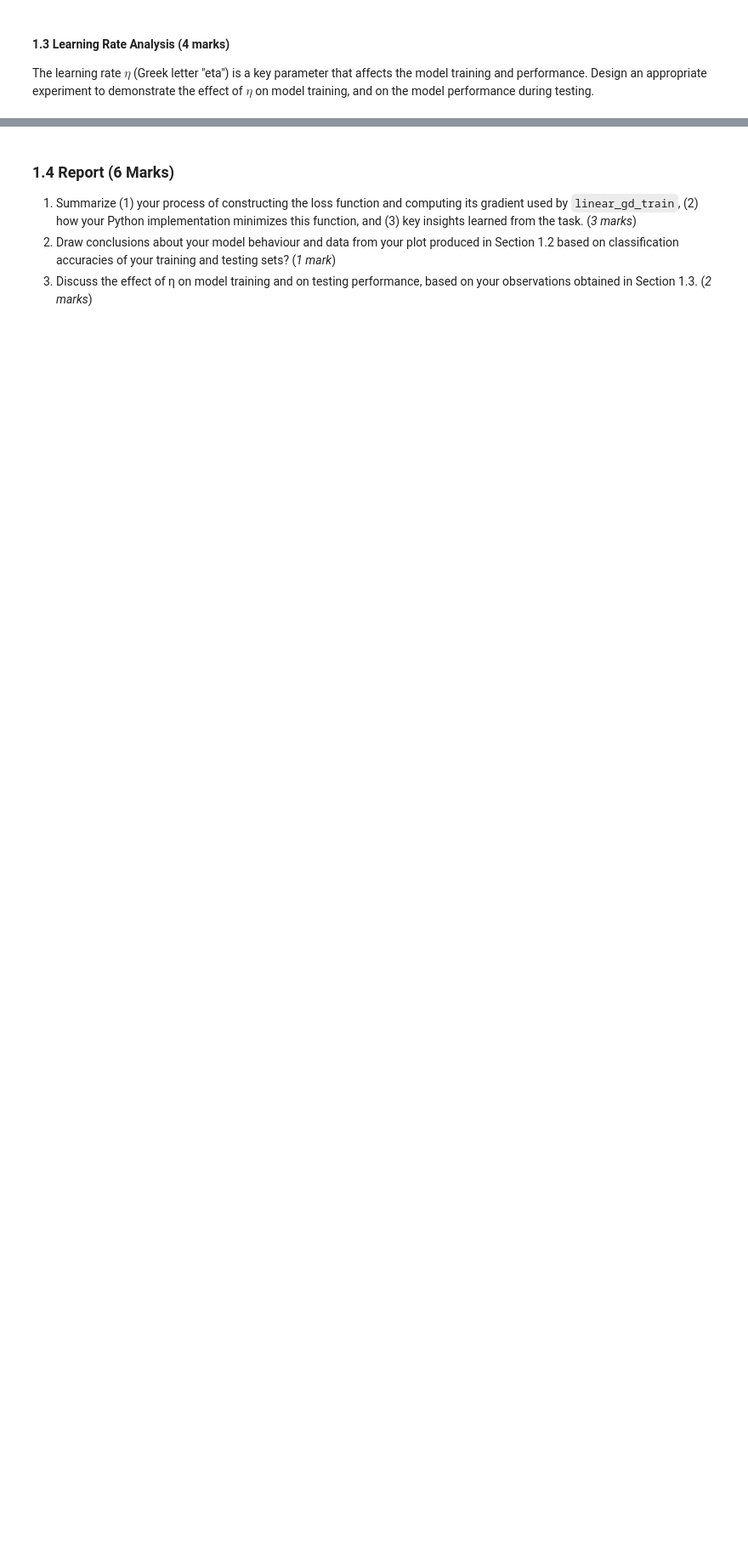
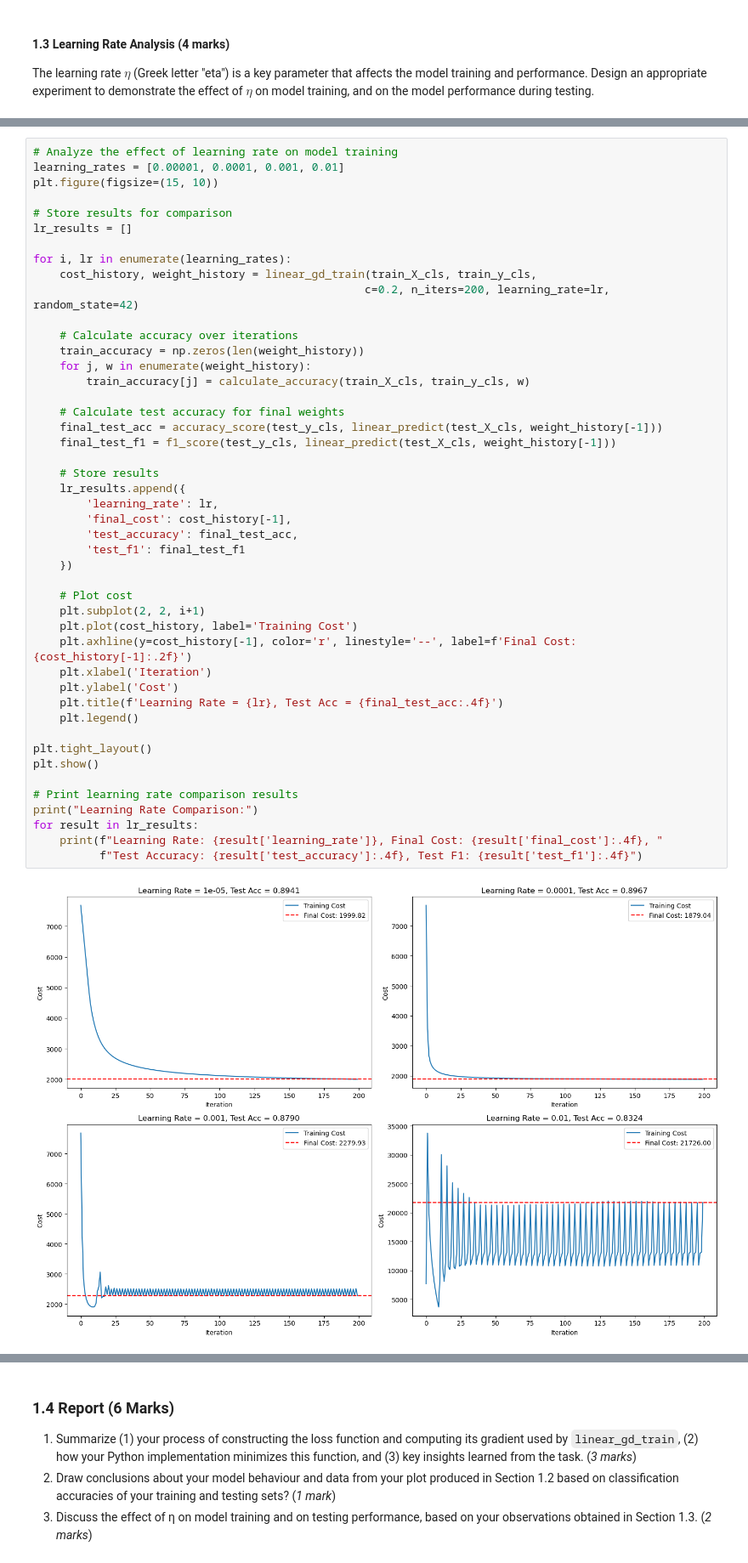
Before and after one commit to DEVSOG12/COMP24112_CW2025, a Jupyter notebook: COMP24112_CW_2025.ipynb, the cells around one changed output, grey strips where cells are left out. Shown at 85% size. Cells and saved outputs as stored; diff of their text form; blank space fills up the shorter version.

```diff
--- a/COMP24112_CW_2025.ipynb
+++ b/COMP24112_CW_2025.ipynb
@@ -140,0 +250,48 @@ The learning rate $\eta$ (Greek letter "eta") is a key parameter that affects th
+# %%
+# Analyze the effect of learning rate on model training
+learning_rates = [0.00001, 0.0001, 0.001, 0.01]
+plt.figure(figsize=(15, 10))
+
+# Store results for comparison
+lr_results = []
+
+for i, lr in enumerate(learning_rates):
+    cost_history, weight_history = linear_gd_train(train_X_cls, train_y_cls,
+                                                  c=0.2, n_iters=200, learning_rate=lr, random_state=42)
+
+    # Calculate accuracy over iterations
+    train_accuracy = np.zeros(len(weight_history))
+    for j, w in enumerate(weight_history):
+        train_accuracy[j] = calculate_accuracy(train_X_cls, train_y_cls, w)
+
+    # Calculate test accuracy for final weights
+    final_test_acc = accuracy_score(test_y_cls, linear_predict(test_X_cls, weight_history[-1]))
+    final_test_f1 = f1_score(test_y_cls, linear_predict(test_X_cls, weight_history[-1]))
+
+    # Store results
+    lr_results.append({
+        'learning_rate': lr,
+        'final_cost': cost_history[-1],
+        'test_accuracy': final_test_acc,
+        'test_f1': final_test_f1
+    })
+
+    # Plot cost
+    plt.subplot(2, 2, i+1)
+    plt.plot(cost_history, label='Training Cost')
+    plt.axhline(y=cost_history[-1], color='r', linestyle='--', label=f'Final Cost: {cost_history[-1]:.2f}')
+    plt.xlabel('Iteration')
+    plt.ylabel('Cost')
+    plt.title(f'Learning Rate = {lr}, Test Acc = {final_test_acc:.4f}')
+    plt.legend()
+
+plt.tight_layout()
+plt.show()
+
+# Print learning rate comparison results
+print("Learning Rate Comparison:")
+for result in lr_results:
+    print(f"Learning Rate: {result['learning_rate']}, Final Cost: {result['final_cost']:.4f}, "
+          f"Test Accuracy: {result['test_accuracy']:.4f}, Test F1: {result['test_f1']:.4f}")
+# %% [output]
+[figure, added]
```
Also changed, not shown: parts of 22 cells of this notebook.
